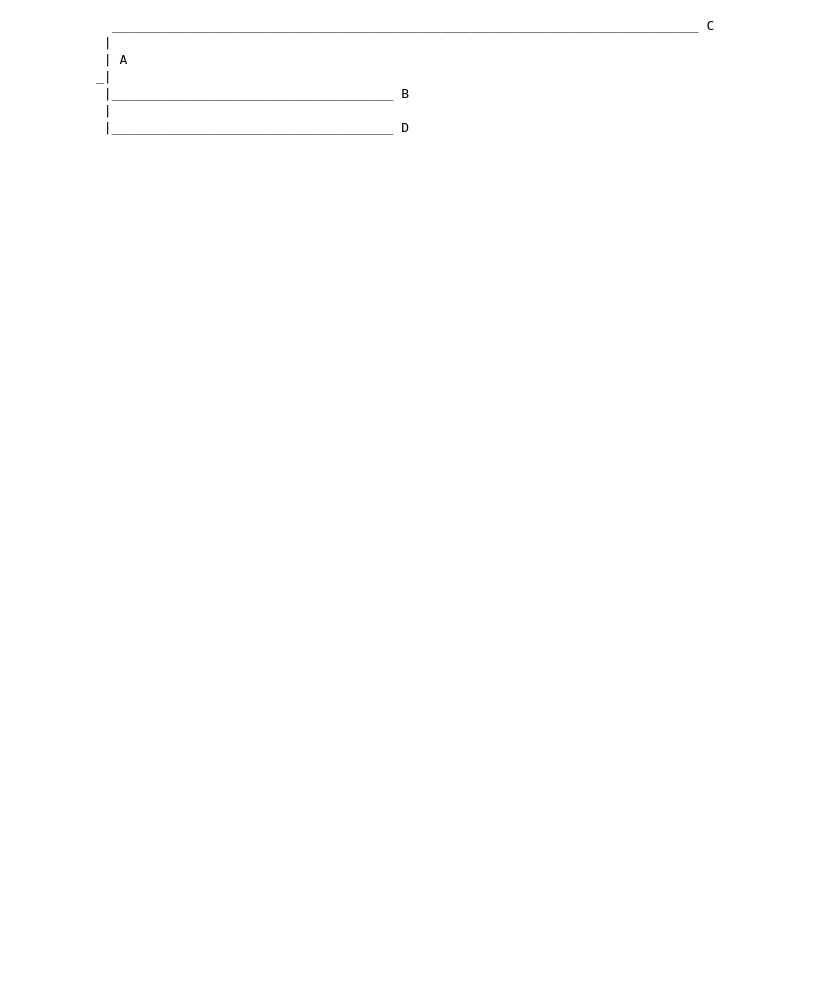
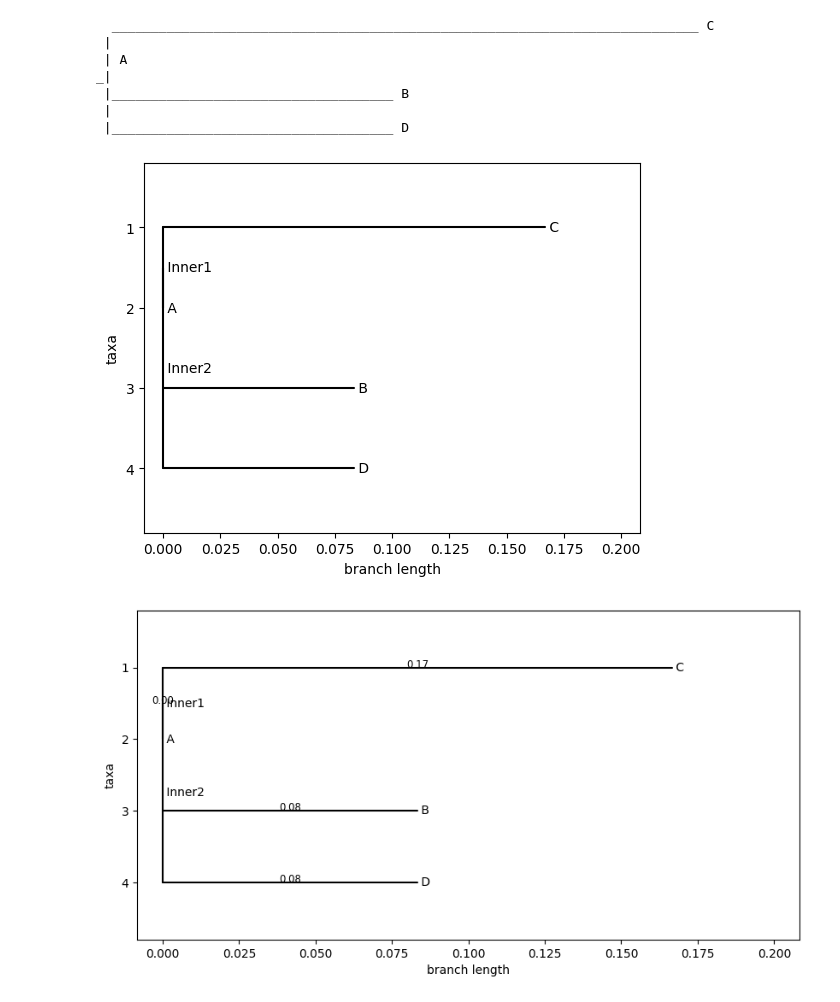
Before and after one commit to TsudaAmiya/TopologicalDataAnalysis, a Jupyter notebook: phylogenetic_tree.ipynb, the cells around one changed output. Drawn from its saved outputs; the diff is of its cells as text; code cells hidden in the pictures; blank space fills up the shorter version.

```diff
--- a/phylogenetic_tree.ipynb
+++ b/phylogenetic_tree.ipynb
@@ -79,34 +98,43 @@ from io import StringIO
 fasta_data = """>A
 ATCGTACGATCG
 >B
 ATCGTTCGATCG
 >C
 ATGGTACGATCA
 >D
 ATCGTACGATTG
 """
 
 # 文字列からFASTA読み込み（通常は AlignIO.read("file.fasta", "fasta")）
 alignment = AlignIO.read(StringIO(fasta_data), "fasta")
 
 # 距離行列の計算（モデルは "identity" or "blosum62", "trans", etc.）
 calculator = DistanceCalculator("identity")
 distance_matrix = calculator.get_distance(alignment)
 
 # NJ法で系統樹構築
 constructor = DistanceTreeConstructor()
 tree = constructor.nj(distance_matrix)
 
-# 系統樹を表示
+# ASCII形式で系統樹を表示
 Phylo.draw_ascii(tree)
+# 画像形式で系統樹を表示
+Phylo.draw(tree)
+
+# 付加情報もりもりで系統樹を表示
+fig = plt.figure(figsize=(10, 5))
+axes = fig.add_subplot(1, 1, 1)
+Phylo.draw(tree, axes=axes, branch_labels=lambda c: f"{c.branch_length:.2f}" if c.branch_length else "")
 # %% [output]
   ___________________________________________________________________________ C
  |
  | A
 _|
  |____________________________________ B
  |
  |____________________________________ D
+[figure, added]
+[figure, added]
 # %%
 from Bio import Phylo
 from Bio.Phylo.TreeConstruction import DistanceMatrix, DistanceTreeConstructor
```
Also changed, not shown: parts of 2 cells of this notebook.
